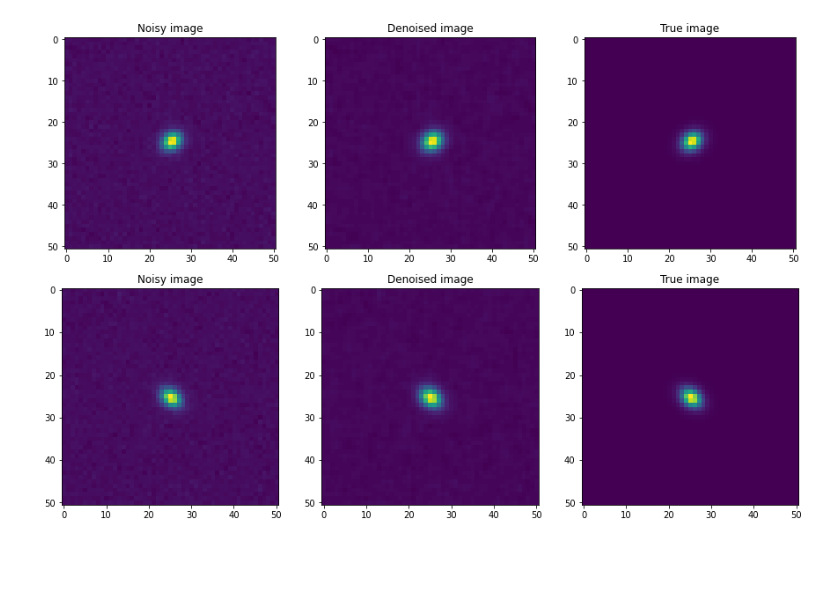
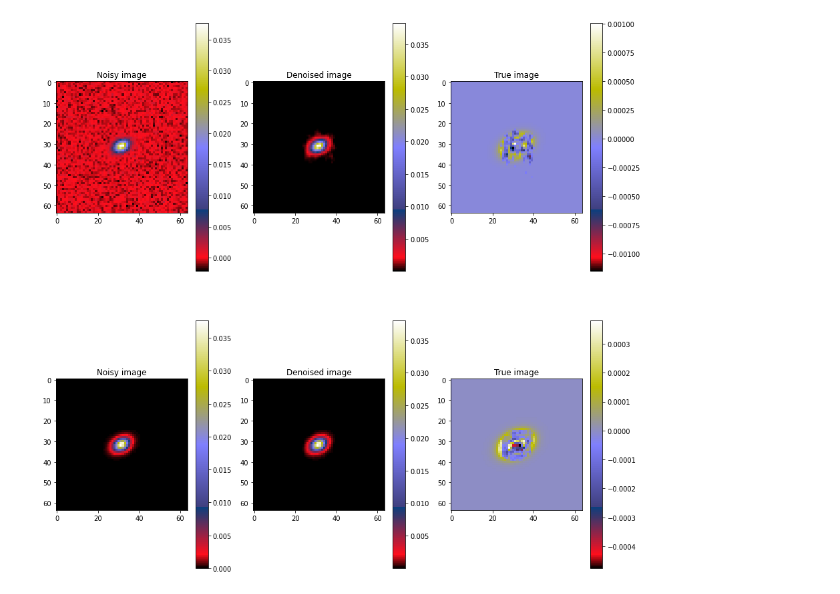
Before and after one commit to aziz-ayed/denoising, a Jupyter notebook: unets_test.ipynb, the cells around one changed output. Saved outputs shown, nothing was run; the diff lists cells and outputs as text; code cells hidden in the pictures; blank space fills up the shorter version.

```diff
--- a/unets_test.ipynb
+++ b/unets_test.ipynb
@@ -52,30 +59,37 @@ Epoch 3/50
-# %%
-one_star_noiseless = model.predict(im_val)[1400,:,:]
-one_star_noise = im_val[1400,:,:]
-one_star_truth = target_val[1400,:,:]
-second_star_noiseless = model.predict(im_val)[0,:,:]
-second_star_noise = im_val[0,:,:]
-second_star_truth = target_val[0,:,:]
-
-
-fig = plt.figure(num=0, figsize=(15,15))
-ax1 = fig.add_subplot(1,3,1)
-ax1.title.set_text('Noisy image')
-im1 = ax1.imshow(one_star_noise, interpolation='None')
-ax2 = fig.add_subplot(1,3,2)
-im2 = ax2.imshow(one_star_noiseless, interpolation='None')
-ax2.title.set_text('Denoised image')
-ax3 = fig.add_subplot(1,3,3)
-im3 = ax3.imshow(one_star_truth, interpolation='None')
-ax3.title.set_text('True image')
-ax4 = fig.add_subplot(3,3,1)
-ax4.title.set_text('Noisy image')
-im4 = ax4.imshow(second_star_noise, interpolation='None')
-ax5 = fig.add_subplot(3,3,2)
-im5 = ax5.imshow(second_star_noiseless, interpolation='None')
-ax5.title.set_text('Denoised image')
-ax6 = fig.add_subplot(3,3,3)
-im6 = ax6.imshow(second_star_truth, interpolation='None')
-ax6.title.set_text('True image')
-# %% [output]
-[figure, removed]
+# %%
+one_star_noiseless = tf.reshape(model.predict(im_val)[0,:,:], [64, 64])
+one_star_truth = tf.reshape(tf.convert_to_tensor(target_val[0,:,:]), [64, 64])
+one_star_noiseless = tf.cast(one_star_noiseless, one_star_truth.dtype)
+one_star_noise = tf.reshape(tf.convert_to_tensor(im_val[0,:,:]), [64, 64])
+second_star_noiseless = tf.reshape(model.predict(im_val)[19,:,:], [64, 64])
+second_star_truth = tf.reshape(tf.convert_to_tensor(target_val[19,:,:]), [64, 64])
+second_star_noiseless = tf.cast(second_star_noiseless, second_star_truth.dtype)
+second_star_noise = tf.reshape(tf.convert_to_tensor(im_val[19,:,:]), [64, 64])
+
+
+
+fig = plt.figure(num=0, figsize=(15,15))
+plt.title('U-Nets Denoising')
+subplot(231)
+title('Noisy image')
+imshow(one_star_noise, interpolation='None',cmap='gist_stern');colorbar()
+subplot(232)
+#imshow(one_star_noiseless-one_star_truth, interpolation='None',cmap='gist_stern');colorbar()
+imshow(one_star_noiseless, interpolation='None',cmap='gist_stern');colorbar()
+title('Denoised image')
+subplot(233)
+imshow(one_star_truth-one_star_noiseless, interpolation='None',cmap='gist_stern');colorbar()
+title('True image')
+subplot(234)
+title('Noisy image')
+imshow(second_star_noise, interpolation='None',cmap='gist_stern');colorbar()
+subplot(235)
+#imshow(second_star_noiseless-second_star_truth, interpolation='None',cmap='gist_stern');colorbar()
+imshow(second_star_noiseless, interpolation='None',cmap='gist_stern');colorbar()
+title('Denoised image')
+subplot(236)
+imshow(second_star_truth-second_star_noiseless, interpolation='None', cmap='gist_stern');colorbar()
+title('True image')
+show()
+# %% [output]
+[figure, added]
```
Also changed, not shown: parts of 15 cells of this notebook, 6 other files.
